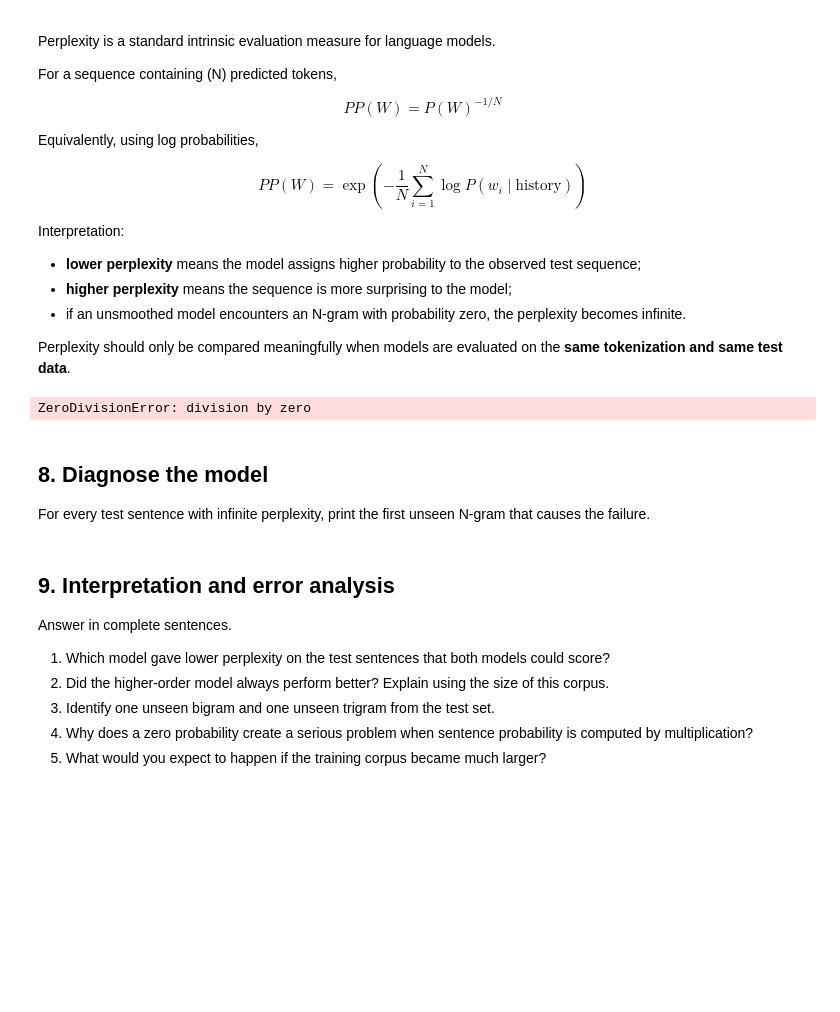
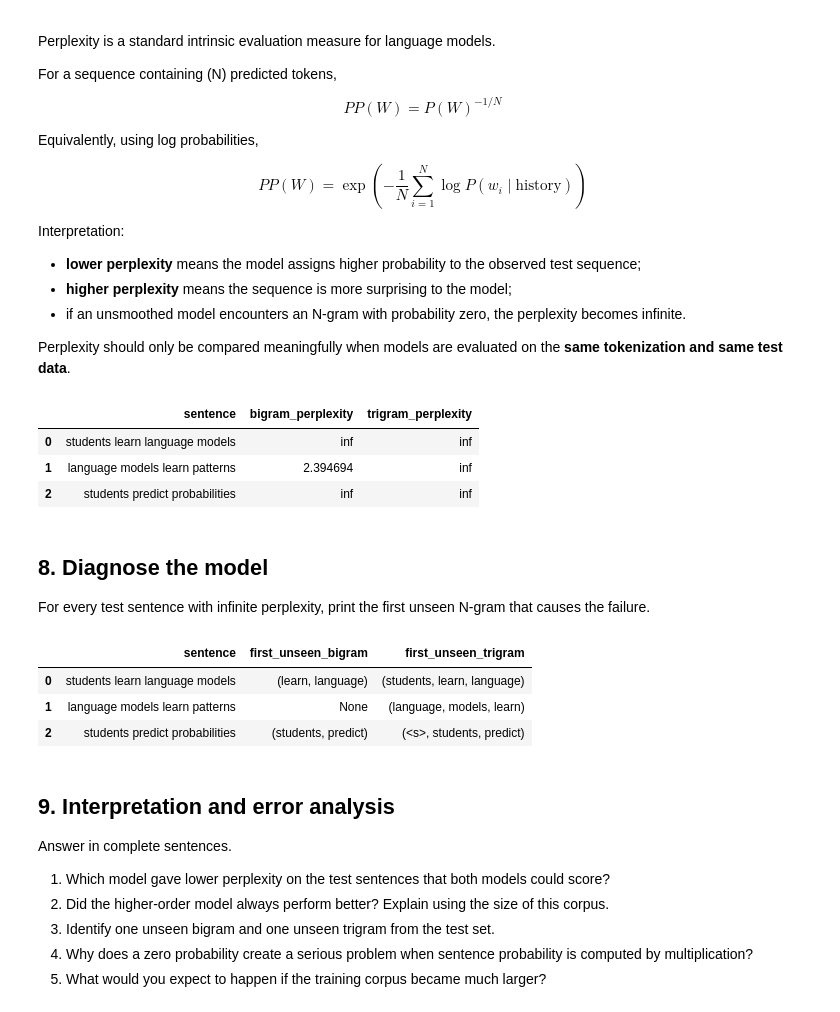
Before and after one commit to DhanushBhat7/MSIS_ME_SEM_1, a Jupyter notebook: NLP_20/PNL_lab_04_20_Dhanush.ipynb, the cells around one changed output. Drawn from its saved outputs; the diff is of its cells as text; code cells hidden in the pictures; blank space fills up the shorter version.

Commit message:
changes of PNL lab and ALA assignment

```diff
--- a/NLP_20/PNL_lab_04_20_Dhanush.ipynb
+++ b/NLP_20/PNL_lab_04_20_Dhanush.ipynb
@@ -381,9 +386,12 @@ Evaluate these two training-like sentences:
 Then explain why their probabilities differ.
 # %%
 # TODO: compute bigram and trigram sentence probabilities for the two sentences.
-for s in ["students learn machine learning","language models make probabilities"]:
-    print("\n",s)
-    print(f"bigram_probability: {bigram_sentence_probability(s,bigram_counts,unigram_counts)}")
-    print(f"trigram_probability: {trigram_sentence_probability(s,trigram_counts,bigram_counts)}")
+for s in [
+    "students learn machine learning",
+    "language models assign probabilities"
+]:
+    print("\n", s)
+    print("Bigram probability :", bigram_sentence_probability(s, bigram_counts, bigram_context_counts))
+    print("Trigram probability:", trigram_sentence_probability(s, trigram_counts, trigram_context_counts))
 # %% [output]
  students learn machine learning
@@ -512,40 +493,50 @@ def trigram_perplexity(sentence, trigram_counts, context_counts):
 # %%
 test_sentences = [
     "students learn language models",
     "language models learn patterns",
     "students predict probabilities",
 ]
 
-# TODO: construct a DataFrame with:
-# sentence | bigram_perplexity | trigram_perplexity
-bigram_perplexities = []
-trigram_perplexities = []
+rows = []
+for s in test_sentences:
+    rows.append({
+        "sentence": s,
+        "bigram_perplexity": bigram_perplexity(s, bigram_counts, bigram_context_counts),
+        "trigram_perplexity": trigram_perplexity(s, trigram_counts, trigram_context_counts),
+    })
 
-for s in test_sentences:
-    bp = bigram_perplexity(s, bigram_counts, unigram_counts)
-    tp = trigram_perplexity(s, trigram_counts, bigram_counts)
-
-    bigram_perplexities.append(bp)
-    trigram_perplexities.append(tp)
-
-perplexity_df = pd.DataFrame({
-    "sentence": test_sentences,
-    "bigram_perplexity": bigram_perplexities,
-    "trigram_perplexity": trigram_perplexities
-})
-
-print(perplexity_df)
+results = pd.DataFrame(rows)
+results
 # %% [output]
-ZeroDivisionError: division by zero
+|  | sentence | bigram_perplexity | trigram_perplexity |
+| 0 | students learn language models | inf | inf |
+| 1 | language models learn patterns | 2.394694 | inf |
+| 2 | students predict probabilities | inf | inf |
 # %% [markdown]
 ## 8. Diagnose the model
 For every test sentence with infinite perplexity, print the first unseen N-gram that causes the failure.
 # %%
 def first_unseen_ngram(sentence, n, ngram_counts):
-    # TODO: return the first unseen n-gram, or None if every n-gram was seen.
-    pass
+    toks = add_boundaries(tokenize(sentence), n)
+    for gram in make_ngrams(toks, n):
+        if ngram_counts[gram] == 0:
+            return gram
+    return None
 
-# TODO: apply this to the test sentences for n=2 and n=3.
+diagnostics = []
+for s in test_sentences:
+    diagnostics.append({
+        "sentence": s,
+        "first_unseen_bigram": first_unseen_ngram(s, 2, bigram_counts),
+        "first_unseen_trigram": first_unseen_ngram(s, 3, trigram_counts),
+    })
+
+pd.DataFrame(diagnostics)
+# %% [output]
+|  | sentence | first_unseen_bigram | first_unseen_trigram |
+| 0 | students learn language models | (learn, language) | (students, learn, language) |
+| 1 | language models learn patterns | None | (language, models, learn) |
+| 2 | students predict probabilities | (students, predict) | (<s>, students, predict) |
 # %% [markdown]
 ## 9. Interpretation and error analysis
 
```
Also changed, not shown: parts of 5 cells of this notebook, 1 other file.
